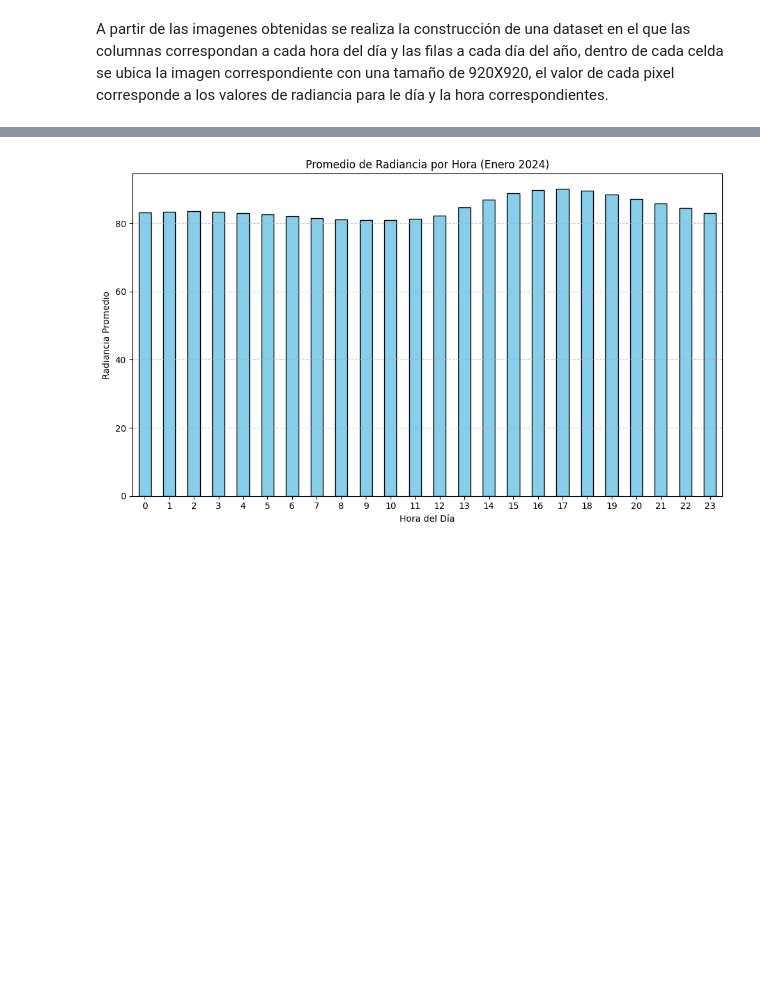
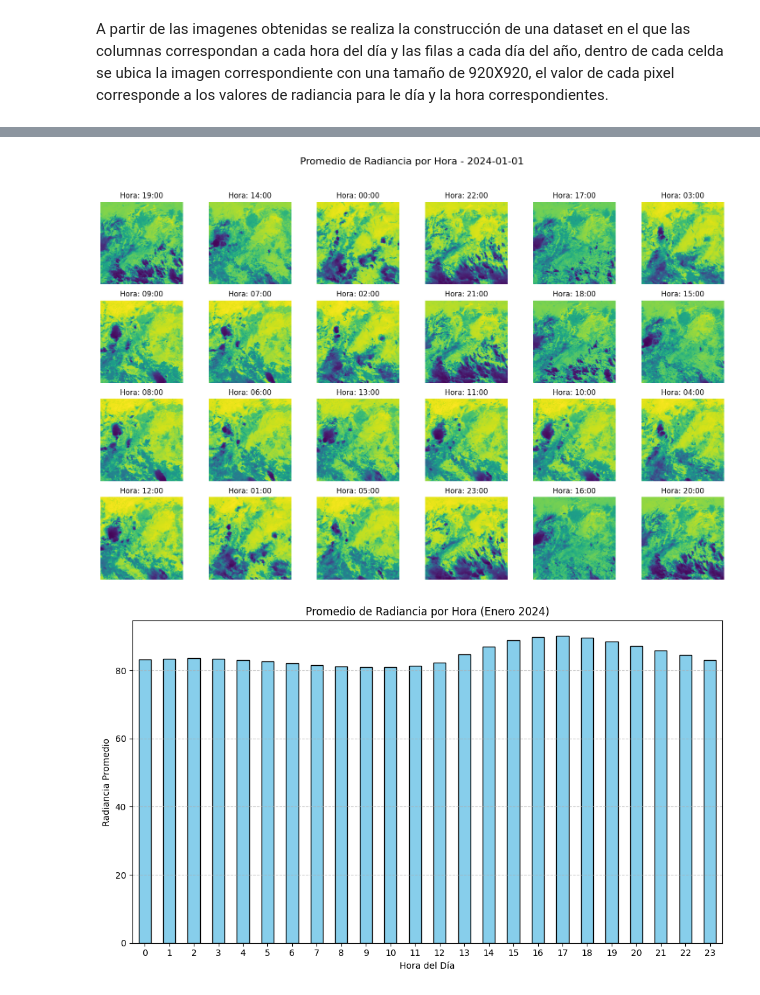
Before and after one commit to alwos19/monografia_esp_cd, a Jupyter notebook: G02.ipynb, the cells around one changed output, grey strips where cells are left out. Saved outputs shown, nothing was run; the diff lists cells and outputs as text; code cells hidden in the pictures; blank space fills up the shorter version.

```diff
--- a/G02.ipynb
+++ b/G02.ipynb
@@ -13,7 +13,6 @@ import os
 import numpy as np
 import pandas as pd
 from datetime import datetime
-import matplotlib.pyplot as plt
 from concurrent.futures import ProcessPoolExecutor
 
 # Ruta donde están almacenados los archivos .npy
@@ -27,7 +26,10 @@ def procesar_archivo(archivo):
             nombre = archivo.replace("RadFC_", "").replace("_Rad13.npy", "")
             fecha_str = nombre[:12]  # 'YYYYMMDDHHMM'
             fecha_datetime = datetime.strptime(fecha_str, "%Y%m%d%H%M")
-            hora = fecha_datetime.strftime("%H:%M")
+
+            # Separar fecha y hora
+            fecha = fecha_datetime.date()  # Año, mes y día
+            hora = fecha_datetime.strftime("%H:%M")  # Solo la hora
 
             # Cargar los valores de radiancia
             ruta_completa = os.path.join(ruta_archivos, archivo)
@@ -36,7 +38,7 @@ def procesar_archivo(archivo):
             # Validar que la dimensión sea 920 x 920
             if radiancia.shape == (920, 920):
                 return {
-                    "fecha": fecha_datetime,
+                    "fecha": fecha,
                     "hora": hora,
                     "radiancia": radiancia
                 }
@@ -62,6 +64,8 @@ datos = procesar_archivos_en_paralelo(ruta_archivos)
 
 # Crear el DataFrame
 df_imagenes = pd.DataFrame(datos)
+df_imagenes["fecha"] = pd.to_datetime(df_imagenes["fecha"])
+df_imagenes = df_imagenes.sort_values(by=["fecha", "hora"])
 
 # Mostrar primeras filas
 print(df_imagenes.head())
@@ -110,3 +200,32 @@ IndexError: index 24 is out of bounds for axis 0 with size 24
+# %%
+import matplotlib.pyplot as plt
+import numpy as np
+
+# Filtrar los datos para el día 2024-01-01
+fecha_filtrada = pd.Timestamp("2024-01-01")
+df_dia = df_imagenes[df_imagenes["fecha"] == fecha_filtrada]
+
+# Calcular el promedio de radiancia para cada hora del día
+promedios_hora = df_dia["radiancia"].apply(np.mean).values
+
+# Crear subplots individuales para cada hora
+fig, axes = plt.subplots(nrows=4, ncols=6, figsize=(15, 10))  # 24 horas en una cuadrícula de 4x6
+axes = axes.flatten()  # Aplanar los ejes para iterar fácilmente
+
+for i, ax in enumerate(axes):
+    if i < len(promedios_hora):
+        ax.imshow(df_dia.iloc[i]["radiancia"], cmap="viridis")
+        ax.set_title(f'Hora: {df_dia.iloc[i]["hora"]}')
+        ax.axis("off")  # Ocultar los ejes
+    else:
+        ax.axis("off")  # Ocultar los ejes vacíos
+
+# Ajustar el diseño
+plt.suptitle("Promedio de Radiancia por Hora - 2024-01-01", fontsize=16)
+plt.tight_layout(rect=[0, 0, 1, 0.95])
+plt.show()
+# %% [output]
+[figure, added]
 # %%
 # Calcular el promedio de radiancia por hora para enero
 promedio_por_hora_enero = df_enero.groupby(df_enero['fecha'].dt.hour)['radiancia_promedio'].mean()
```
Also changed, not shown: parts of 12 cells of this notebook.
